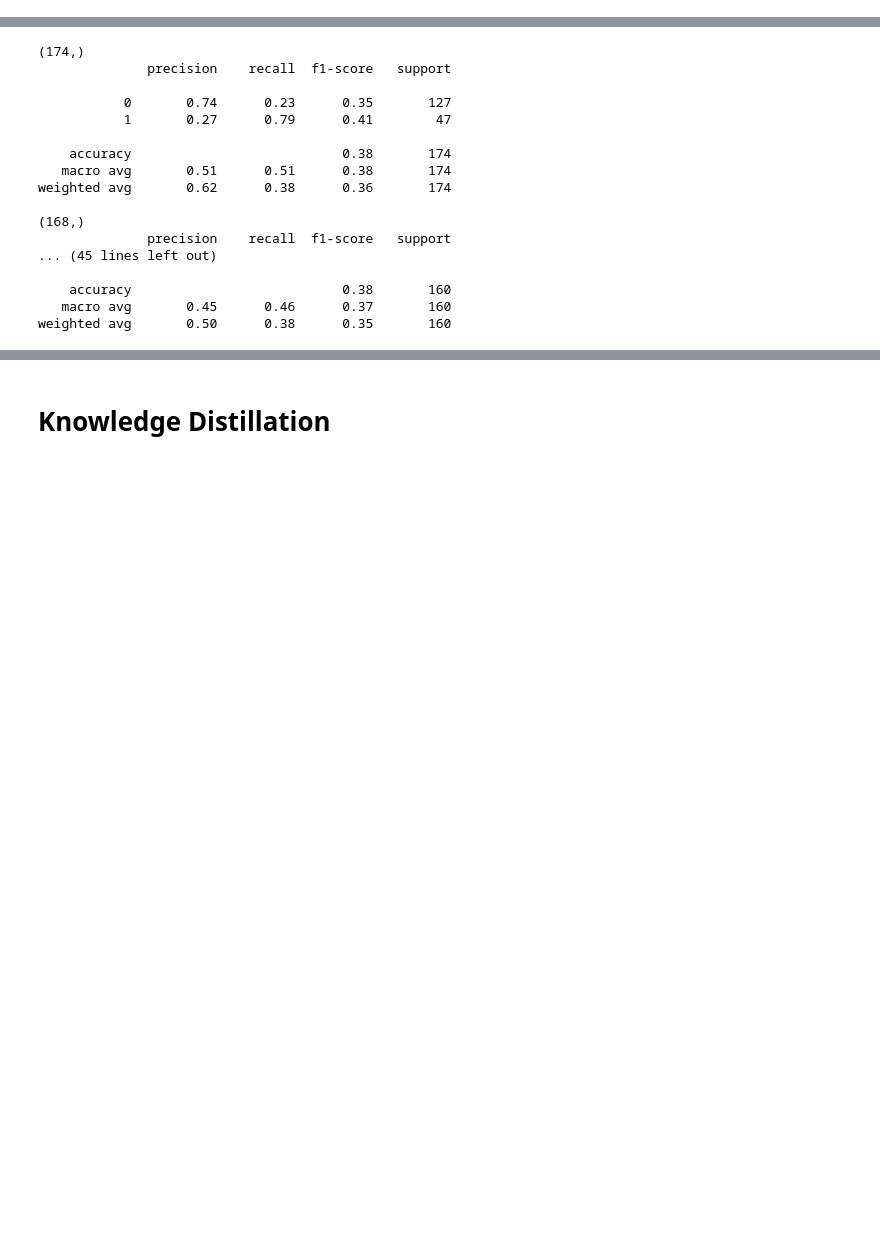
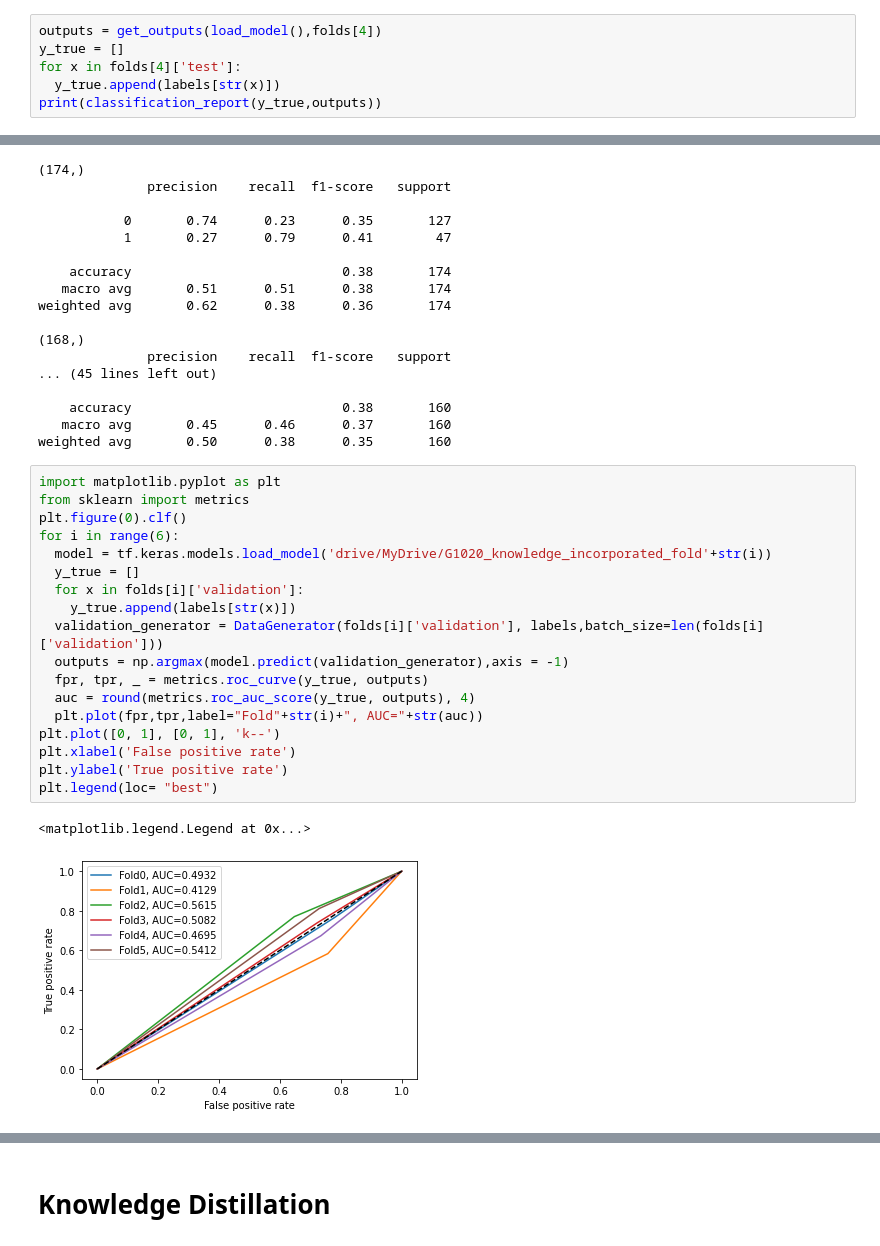
Before and after one commit to RummanAli/FYP2022-KnowledgeVision, a Jupyter notebook: G1020_KFoldCrossValidation.ipynb, the cells around one changed output, grey strips where cells are left out. Saved outputs shown, nothing was run; the diff lists cells and outputs as text; blank space fills up the shorter version.

```diff
--- a/G1020_KFoldCrossValidation.ipynb
+++ b/G1020_KFoldCrossValidation.ipynb
@@ -371,0 +681,6 @@ weighted avg       0.45      0.66      0.53       160
+# %%
+outputs = get_outputs(load_model(),folds[4])
+y_true = []
+for x in folds[4]['test']:
+  y_true.append(labels[str(x)])
+print(classification_report(y_true,outputs))
@@ -485,3 +1105,24 @@ weighted avg       0.62      0.38      0.36       174
     accuracy                           0.38       160
    macro avg       0.45      0.46      0.37       160
 weighted avg       0.50      0.38      0.35       160
+# %%
+import matplotlib.pyplot as plt
+from sklearn import metrics
+plt.figure(0).clf()
+for i in range(6):
+  model = tf.keras.models.load_model('drive/MyDrive/G1020_knowledge_incorporated_fold'+str(i))
+  y_true = []
+  for x in folds[i]['validation']:
+    y_true.append(labels[str(x)])
+  validation_generator = DataGenerator(folds[i]['validation'], labels,batch_size=len(folds[i]['validation']))
+  outputs = np.argmax(model.predict(validation_generator),axis = -1)
+  fpr, tpr, _ = metrics.roc_curve(y_true, outputs)
+  auc = round(metrics.roc_auc_score(y_true, outputs), 4)
+  plt.plot(fpr,tpr,label="Fold"+str(i)+", AUC="+str(auc))
+plt.plot([0, 1], [0, 1], 'k--')
+plt.xlabel('False positive rate')
+plt.ylabel('True positive rate')
+plt.legend(loc= "best")
+# %% [output]
+<matplotlib.legend.Legend at 0x...>
+[figure, added]
```
Also changed, not shown: parts of 31 cells of this notebook.
